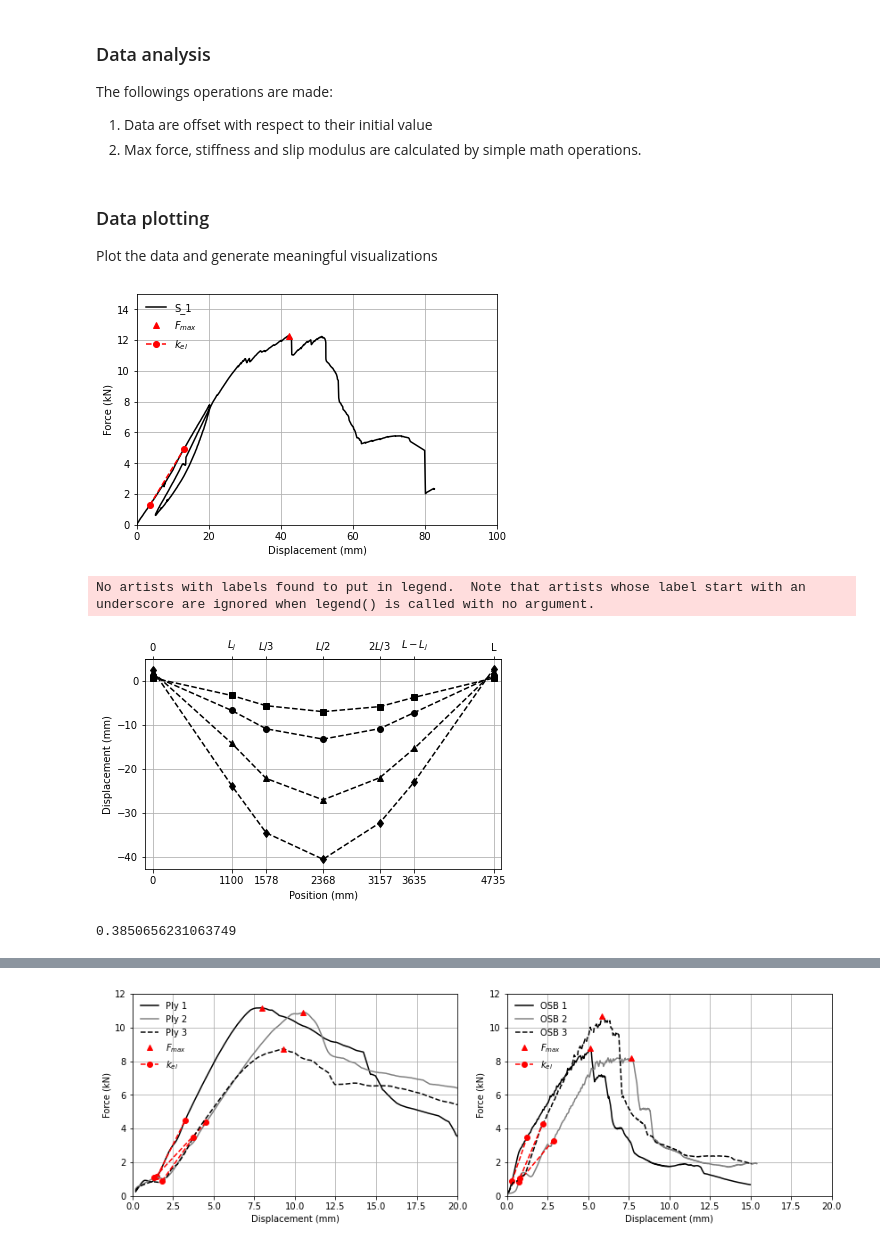
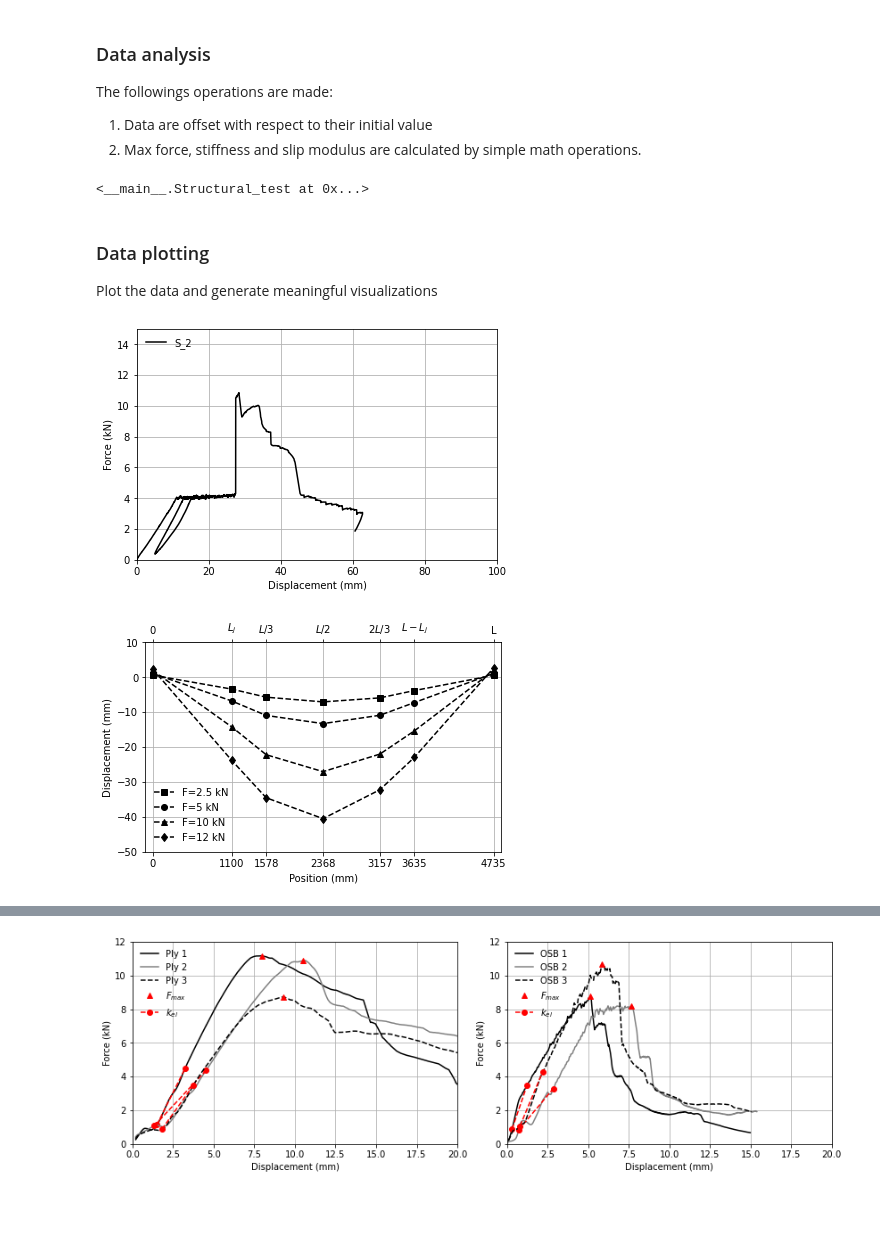
Before and after one commit to gabrielegranello/OSB_beam_testing, a Jupyter notebook: beam_postprocessing.ipynb, the cells around one changed output, grey strips where cells are left out. Cells and saved outputs as stored; diff of their text form; code cells hidden in the pictures; blank space fills up the shorter version.

Commit message:
added deflected shape integration

```diff
--- a/beam_postprocessing.ipynb
+++ b/beam_postprocessing.ipynb
@@ -66,8 +66,8 @@ class Structural_test():
 ### Load the data
 # %%
 # Load the raw data
-input_file_paths=["S/S_1.CSV"]; # strucutre of the input file
-test_labels=["S_1"]; # labels for the tests
+input_file_paths=["S/S_1.CSV","S/S_2.CSV"]; # strucutre of the input file
+test_labels=["S_1","S_2"]; # labels for the tests
 Channels_of_interest=[1,2,3,4,5,6,7,8,9]; # only load these channels from the file
 header_names=['Force (kN)','Disp_actuator (mm)','Pot_4 (mm)','Pot_5 (mm)','Pot_6 (mm)','Pot_7 (mm)','Pot_8 (mm)','Pot_9 (mm)','Pot_10 (mm)',]; # headers and units of each experimental channel
 experiment_dictionary={}; # create the empty dictionary
@@ -92,6 +92,10 @@ for test in experiment_dictionary.values():
         test.adjust_pump(force_header,F_1=3.7,F_2=7.7);
 
     test.find_maxF_and_stiffness(data=test.data_offset_removed,force_header=force_header,displacement_header=displacement_header); # find the max force and stiffness by passing the column correscponding to force and the column corresponding to displacement
+# %%
+experiment_dictionary['S_2']
+# %% [output]
+<__main__.Structural_test at 0x...>
 # %% [markdown]
 ### Data plotting
 Plot the data and generate meaningful visualizations
@@ -105,11 +109,12 @@ fig_w=15; # fig with in cm
 x_lim_plot=[0,100]; # limits in the plot
 y_lim_plot=[0,15]; # limits in the plot
 
-test_to_plot='S_1'; # name of the test to plot
+test_to_plot='S_2'; # name of the test to plot
+test=experiment_dictionary[test_to_plot]; # select the test to plot
 fig,ax=plt.subplots()
 ax.plot(test.data_offset_removed[displacement_header],test.data_offset_removed[force_header],color='k',linestyle='-',label=test.test_label)
-ax.plot(test.d_max,test.F_max,'r^',label=r'$F_{max}$')
-ax.plot([test.d_10,test.d_40],[test.F_10,test.F_40],'ro--',label=r'$k_{el}$')
+#ax.plot(test.d_max,test.F_max,'r^',label=r'$F_{max}$')
+#ax.plot([test.d_10,test.d_40],[test.F_10,test.F_40],'ro--',label=r'$k_{el}$')
 
 ax.grid()
 ax.legend(loc="upper left",framealpha=0.0)
@@ -119,50 +124,45 @@ ax.set_xlabel(x_label_plot)
 ax.set_ylabel(y_label_plot)
 fig.set_size_inches(fig_w/2.54,fig_h/2.54)
 fig.tight_layout()
-name=output_folder+'S_1.png'
+name=output_folder+test_to_plot+'.png'
 fig.savefig(name,dpi=400)
 # %% [output]
-[figure, old version]
+[figure, new version]
 # %%
 # plot the deflected shape
 force_values_to_plot=[2.5,5,10,12]; # force values to plot the deflected shape
 test_to_plot='S_1'; # name of the test to plot
 test=experiment_dictionary[test_to_plot]; # retrieve the test data
 potentiometer_headers=header_names[2:9]; # retrieve only from Pot 5 to pot 9
 test.extract_deflected_shape(data=test.data_offset_removed,
                              potentiomer_headers=potentiometer_headers,
                              force_header=force_header
                              ,force_values=force_values_to_plot); # extract the deflected shape
 potentiometers_location_numeric=[0,1100,1578.33,2367.5,3156.67,3635,4735]; # location of the potentiometers in numbers
 potentiometers_location_labels=[0,r'$L_j$',r'$L/3$',r'$L/2$',r'$2L/3$',r'$L-L_j$','L']
 color_list=['k']*4;
 line_list=['--']*4;
 symbol_list=['s','o','^','d'];
 fig,ax=plt.subplots()
-for shape,c,l,s in zip(test.deflected_shape,color_list,line_list,symbol_list):
-    ax.plot(potentiometers_location_numeric,-np.array(shape),c+l+s)
+for shape,F,c,l,s in zip(test.deflected_shape,test.deflected_shape_forces,color_list,line_list,symbol_list):
+    ax.plot(potentiometers_location_numeric,-np.array(shape),c+l+s,label='F='+str(F)+' kN')
 
 x_delta_plot=100;
 ax.grid()
-ax.legend(loc="upper left",framealpha=0.0)
+ax.legend(loc="lower left",framealpha=0.0)
 ax.set_xlim([potentiometers_location_numeric[0]-x_delta_plot,potentiometers_location_numeric[-1]+x_delta_plot])
 ax.set_xticks(potentiometers_location_numeric)
 
 secax = ax.secondary_xaxis('top')
 secax.set_xticks(potentiometers_location_numeric)
 secax.set_xticklabels(potentiometers_location_labels)
 
-# ax.set_ylim(y_lim_plot)
+ax.set_ylim([-50,10])
 ax.set_xlabel('Position (mm)')
 ax.set_ylabel('Displacement (mm)')
 fig.set_size_inches(fig_w/2.54,fig_h/2.54)
 fig.tight_layout()
 name=output_folder+'deflected_shape.png'
 fig.savefig(name,dpi=400)
 # %% [output]
-No artists with labels found to put in legend.  Note that artists whose label start with an underscore are ignored when legend() is called with no argument.
-[figure, old version]
+[figure, new version]
-# %%
-test.stiffness
-# %% [output]
-0.3850656231063749
```
Also changed, not shown: parts of 2 cells of this notebook.
